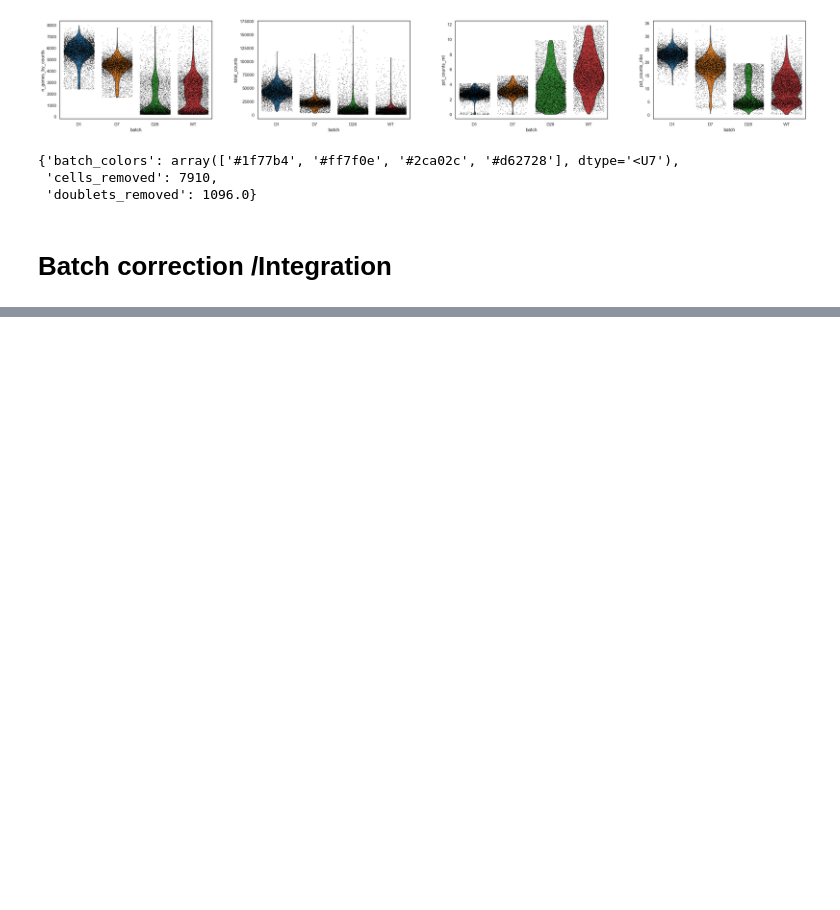
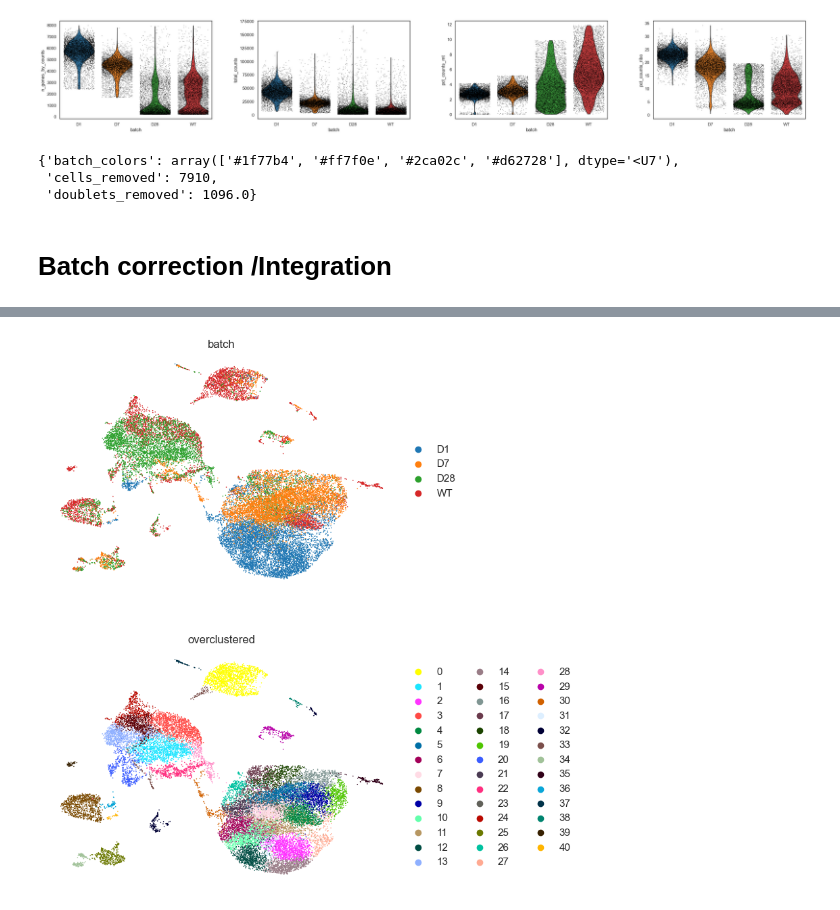
Before and after one commit to ThorstenCodes/scRNAseq-selfproject-pancreatitis, a Jupyter notebook: Pancreatitis_2025.ipynb, the cells around one changed output, grey strips where cells are left out. Saved outputs shown, nothing was run; the diff lists cells and outputs as text; code cells hidden in the pictures; blank space fills up the shorter version.

Commit message:
Started batch integration and writing how to train SCVI model

```diff
--- a/Pancreatitis_2025.ipynb
+++ b/Pancreatitis_2025.ipynb
@@ -508,0 +554,4 @@ adata.write('unintegrated_dataset.h5ad')
+# %%
+model = scvi.model.SCVI(adata)
+# %%
+model.train()
@@ -508,0 +596,4 @@ adata.write('unintegrated_dataset.h5ad')
+# %%
+adata.obsm["X_scVI"] = model.get_latent_representation()
+# %%
+adata.layers["scvi_normalized"] = model.get_normalized_expression()
@@ -508,0 +606,10 @@ adata.write('unintegrated_dataset.h5ad')
+# %%
+adata.uns.pop('leiden_colors', None)
+sc.pl.umap(
+    adata,
+    color=["batch", "overclustered"],
+    frameon=False,
+    ncols=1,
+)
+# %% [output]
+[figure, added]
```
Also changed, not shown: parts of 22 cells of this notebook.
